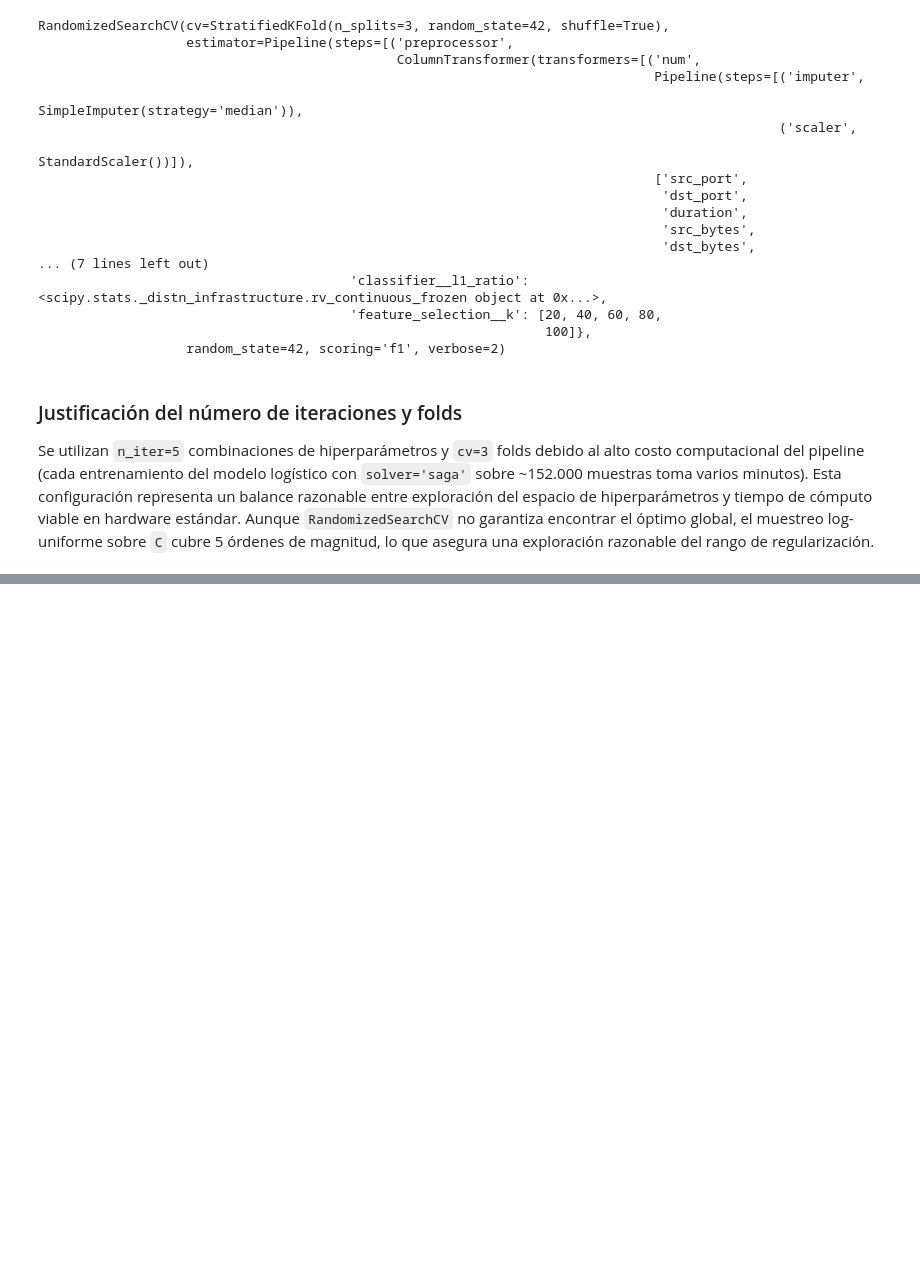
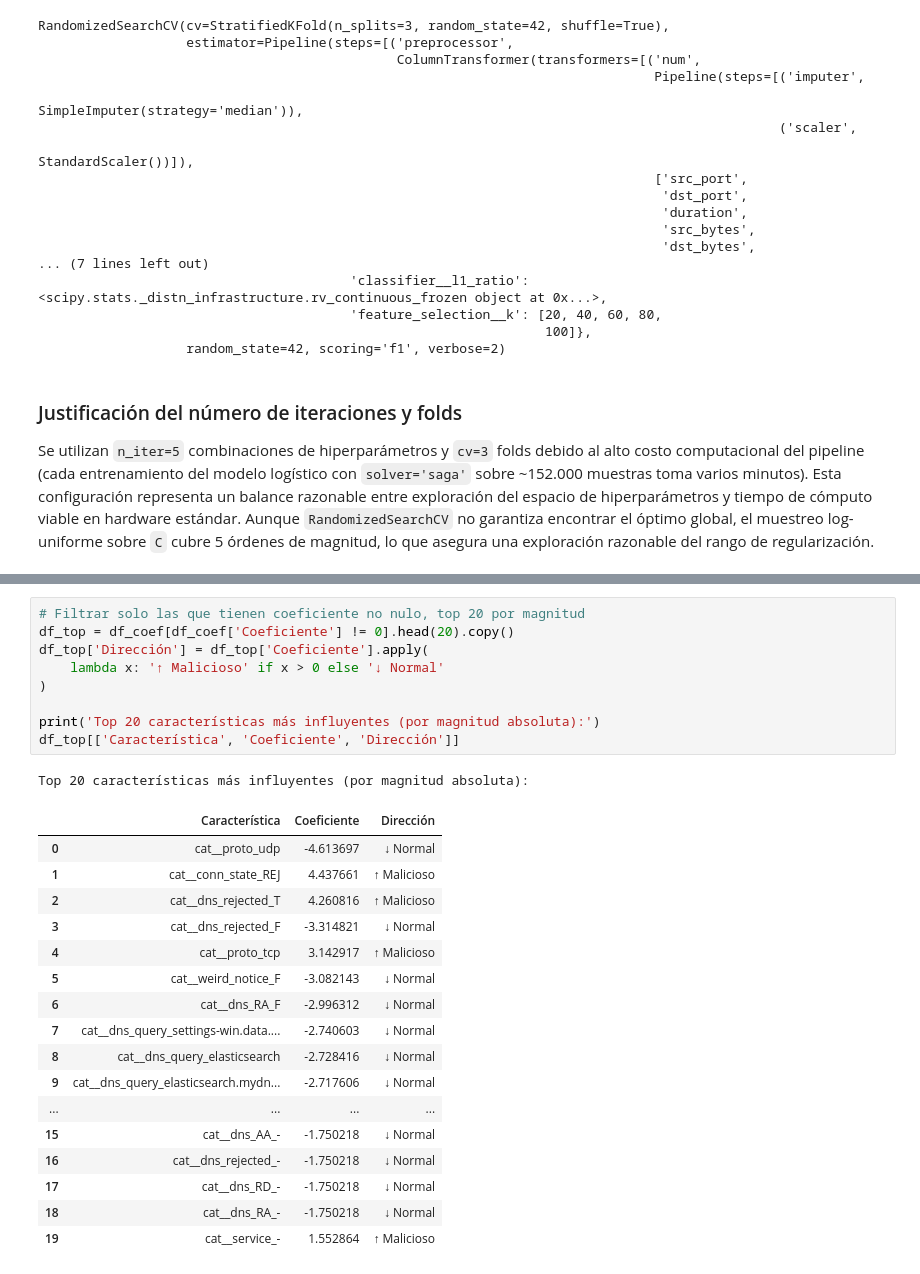
Before and after one commit to SantiagoVieira/Proyecto_analisis, a Jupyter notebook: Notebooks/Entrega3_VieiraFrancoMedina.ipynb, the cells around one changed output, grey strips where cells are left out. Drawn from its saved outputs; the diff is of its cells as text; blank space fills up the shorter version.

```diff
--- a/Notebooks/Entrega3_VieiraFrancoMedina.ipynb
+++ b/Notebooks/Entrega3_VieiraFrancoMedina.ipynb
@@ -478,0 +814,28 @@ Fitting 3 folds for each of 5 candidates, totalling 15 fits
+# %%
+# Filtrar solo las que tienen coeficiente no nulo, top 20 por magnitud
+df_top = df_coef[df_coef['Coeficiente'] != 0].head(20).copy()
+df_top['Dirección'] = df_top['Coeficiente'].apply(
+    lambda x: '↑ Malicioso' if x > 0 else '↓ Normal'
+)
+
+print('Top 20 características más influyentes (por magnitud absoluta):')
+df_top[['Característica', 'Coeficiente', 'Dirección']]
+# %% [output]
+Top 20 características más influyentes (por magnitud absoluta):
+|  | Característica | Coeficiente | Dirección |
+| 0 | cat__proto_udp | -4.613697 | ↓ Normal |
+| 1 | cat__conn_state_REJ | 4.437661 | ↑ Malicioso |
+| 2 | cat__dns_rejected_T | 4.260816 | ↑ Malicioso |
+| 3 | cat__dns_rejected_F | -3.314821 | ↓ Normal |
+| 4 | cat__proto_tcp | 3.142917 | ↑ Malicioso |
+| 5 | cat__weird_notice_F | -3.082143 | ↓ Normal |
+| 6 | cat__dns_RA_F | -2.996312 | ↓ Normal |
+| 7 | cat__dns_query_settings-win.data.... | -2.740603 | ↓ Normal |
+| 8 | cat__dns_query_elasticsearch | -2.728416 | ↓ Normal |
+| 9 | cat__dns_query_elasticsearch.mydn... | -2.717606 | ↓ Normal |
+| ... | ... | ... | ... |
+| 15 | cat__dns_AA_- | -1.750218 | ↓ Normal |
+| 16 | cat__dns_rejected_- | -1.750218 | ↓ Normal |
+| 17 | cat__dns_RD_- | -1.750218 | ↓ Normal |
+| 18 | cat__dns_RA_- | -1.750218 | ↓ Normal |
+| 19 | cat__service_- | 1.552864 | ↑ Malicioso |
```
Also changed, not shown: parts of 14 cells of this notebook, 4 other files.
